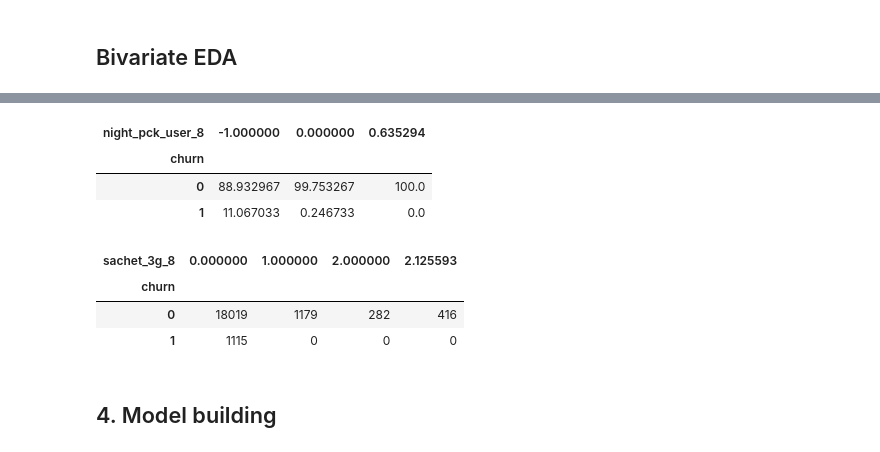
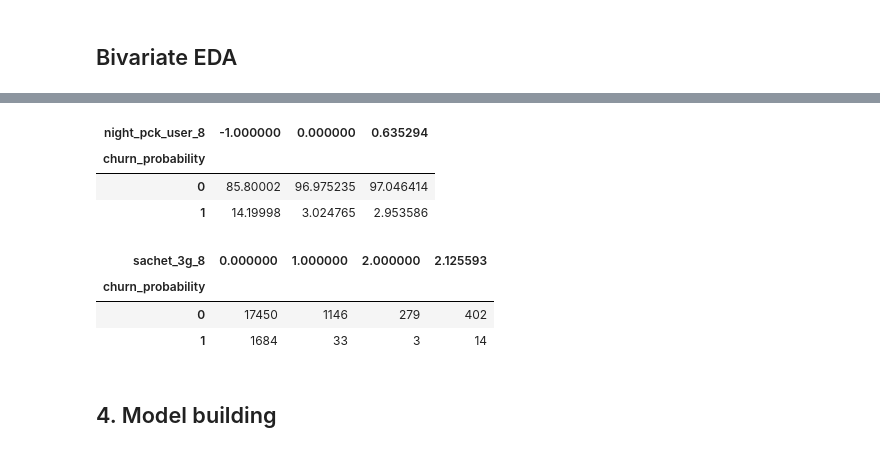
Before and after one commit to Mahalakshmi-Totad/TelecomChurnCaseStudy, a Jupyter notebook: MahalakshmiTotad.ipynb, the cells around one changed output, grey strips where cells are left out. Cells and saved outputs as stored; diff of their text form; code cells hidden in the pictures.

```diff
--- a/MahalakshmiTotad.ipynb
+++ b/MahalakshmiTotad.ipynb
@@ -547,19 +553,19 @@ churn_filtered['total_calls_mou_8'] = churn_filtered.total_ic_mou_8 + churn_filt
 # %%
 # calculate 2g and 3g data consumption
-churn_filtered['total_internet_mb_8'] =  churn_filtered.vol_2g_mb_8 + churn_filtered.vol_3g_mb_8
+# churn_filtered['total_internet_mb_8'] =  churn_filtered.vol_2g_mb_8 + churn_filtered.vol_3g_mb_8
 # %%
 # create churn variable: those who have not used either calls or internet in the month of August are customers who have churned
 
 # 0 - not churn, 1 - churn
-churn_filtered['churn'] = churn_filtered.apply(lambda row: 1 if (row.total_calls_mou_8 == 0 and row.total_internet_mb_8 == 0) else 0, axis=1)
+# churn_filtered['churn'] = churn_filtered.apply(lambda row: 1 if (row.total_calls_mou_8 == 0 and row.total_internet_mb_8 == 0) else 0, axis=1)
 # %%
 # delete derived variables
-churn_filtered = churn_filtered.drop(['total_calls_mou_8', 'total_internet_mb_8'], axis=1)
+# churn_filtered = churn_filtered.drop(['total_calls_mou_8', 'total_internet_mb_8'], axis=1)
 # %%
 # change data type to category
-churn_filtered.churn = churn_filtered.churn.astype("category")
+# churn_filtered.churn = churn_filtered.churn.astype("category")
 
 # print churn ratio
-print("Churn Ratio:")
-print(churn_filtered.churn.value_counts()*100/churn_filtered.shape[0])
+# print("Churn Ratio:")
+print(churn_filtered.churn_probability.value_counts()*100/churn_filtered.shape[0])
 # %% [output]
@@ -750,17 +763,17 @@ bivariate(churn_filtered.churn, churn_filtered.arpu_6)
 # %%
-pd.crosstab(churn_filtered.churn, churn_filtered.night_pck_user_8, normalize='columns')*100
+pd.crosstab(churn_filtered.churn_probability, churn_filtered.night_pck_user_8, normalize='columns')*100
 # %% [output]
 | night_pck_user_8 | -1.000000 | 0.000000 | 0.635294 |
-| churn |  |  |  |
-| 0 | 88.932967 | 99.753267 | 100.0 |
-| 1 | 11.067033 | 0.246733 | 0.0 |
+| churn_probability |  |  |  |
+| 0 | 85.80002 | 96.975235 | 97.046414 |
+| 1 | 14.19998 | 3.024765 | 2.953586 |
 # %%
-pd.crosstab(churn_filtered.churn, churn_filtered.sachet_3g_8)
+pd.crosstab(churn_filtered.churn_probability, churn_filtered.sachet_3g_8)
 # %% [output]
 | sachet_3g_8 | 0.000000 | 1.000000 | 2.000000 | 2.125593 |
-| churn |  |  |  |  |
-| 0 | 18019 | 1179 | 282 | 416 |
-| 1 | 1115 | 0 | 0 | 0 |
+| churn_probability |  |  |  |  |
+| 0 | 17450 | 1146 | 279 | 402 |
+| 1 | 1684 | 33 | 3 | 14 |
 # %% [markdown]
 ## 4. Model building
 # %% [markdown]
```
Also changed, not shown: parts of 100 cells of this notebook, 10 other files.
